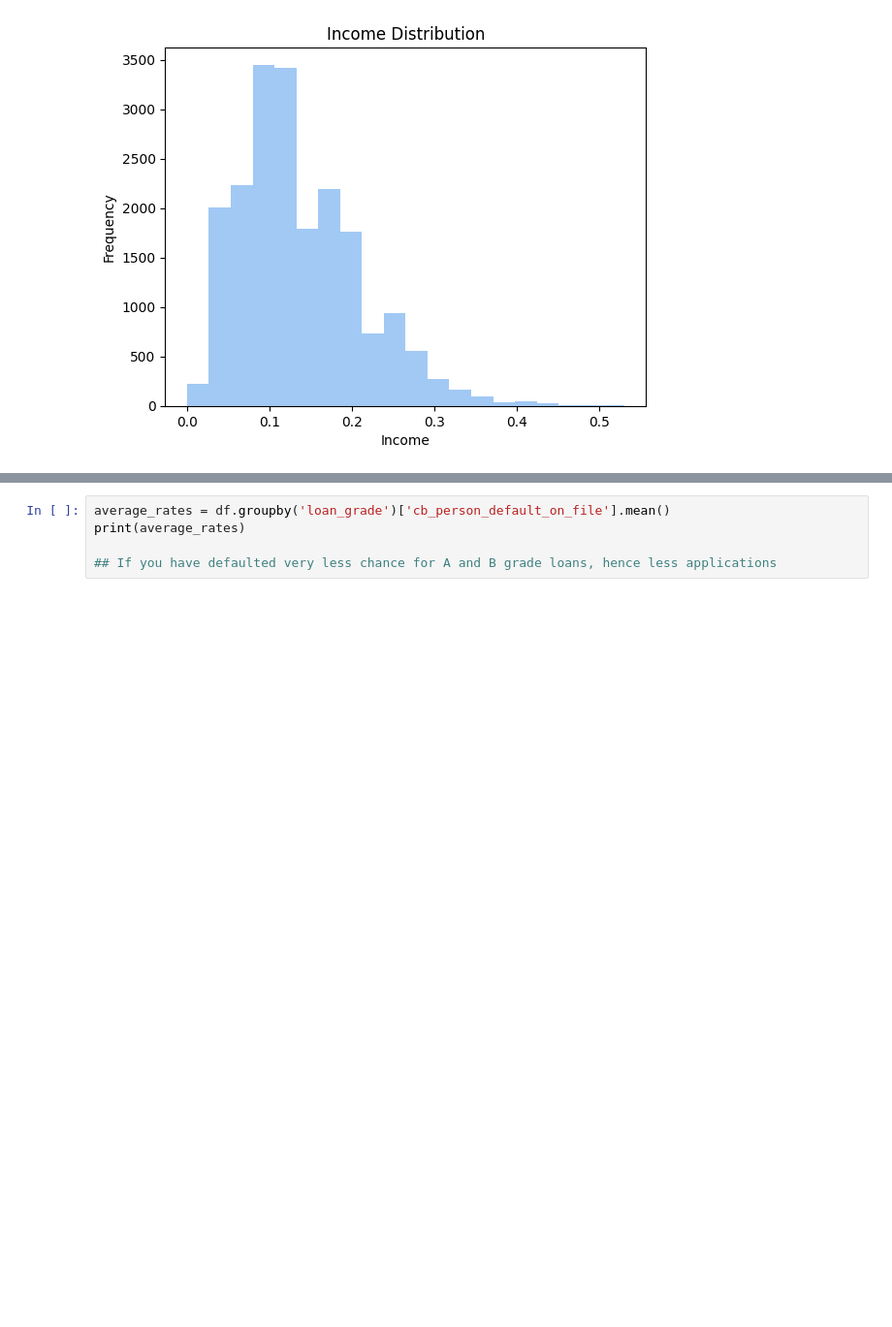
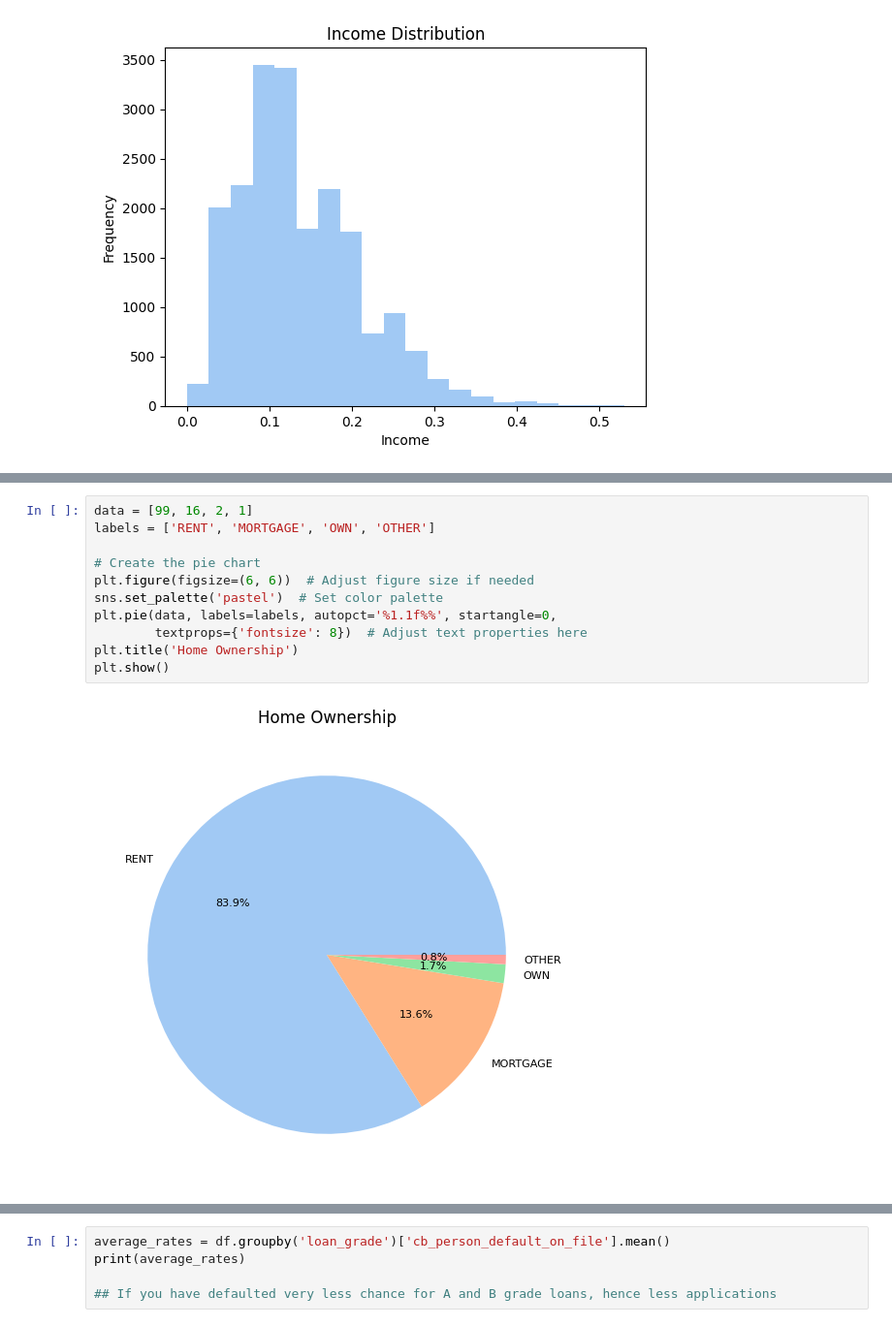
Before and after one commit to gauthaman77/EDA-Loan-Approval-Prediction, a Jupyter notebook: eda-loan-prediction.ipynb, the cells around one changed output, grey strips where cells are left out. Shown at 97% size. Cells and saved outputs as stored; diff of their text form; blank space fills up the shorter version.

```diff
--- a/eda-loan-prediction.ipynb
+++ b/eda-loan-prediction.ipynb
@@ -316,0 +348,13 @@ plt.show()
+# %%
+data = [99, 16, 2, 1]
+labels = ['RENT', 'MORTGAGE', 'OWN', 'OTHER']
+
+# Create the pie chart
+plt.figure(figsize=(6, 6))  # Adjust figure size if needed
+sns.set_palette('pastel')  # Set color palette
+plt.pie(data, labels=labels, autopct='%1.1f%%', startangle=0,
+        textprops={'fontsize': 8})  # Adjust text properties here
+plt.title('Home Ownership')
+plt.show()
+# %% [output]
+[figure, added]
```
Also changed, not shown: parts of 15 cells of this notebook.
